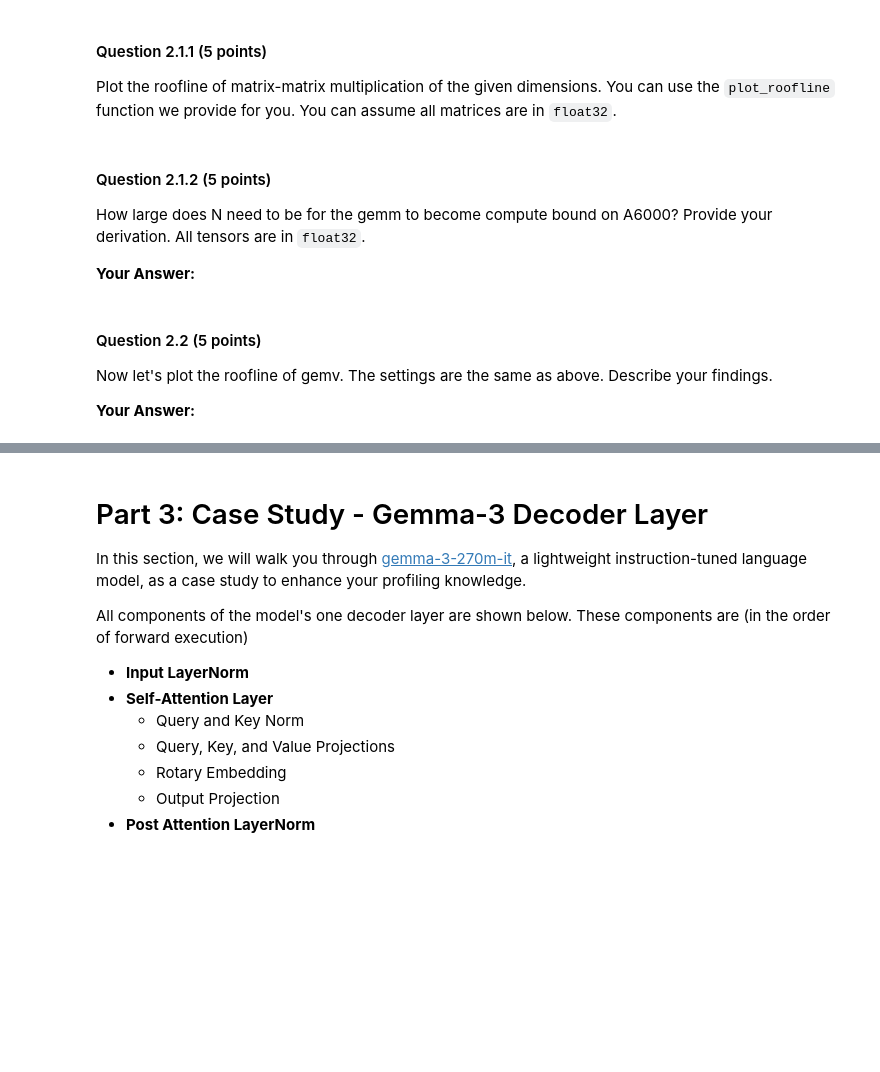
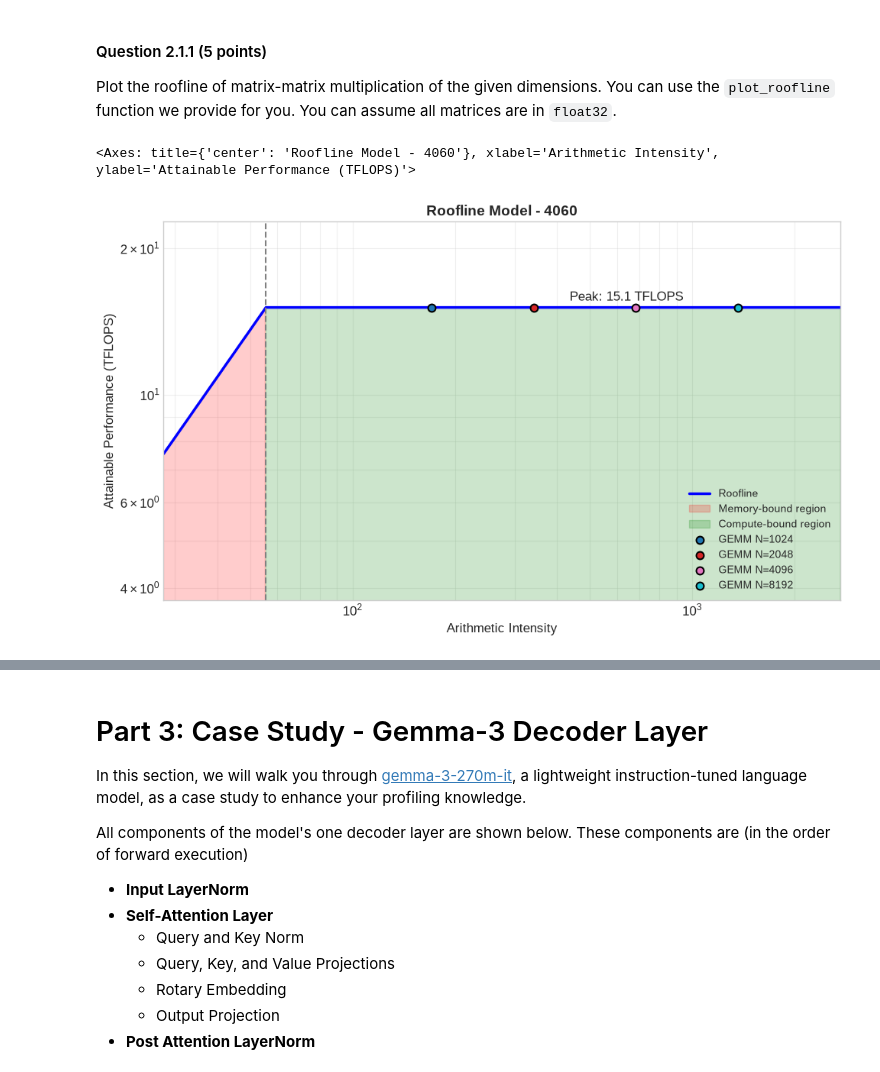
Before and after one commit to Melody-Zhou/mit-6.5940-tinyml-fall2026, a Jupyter notebook: lab1_gpu_basics/lab1.ipynb, the cells around one changed output, grey strips where cells are left out. Drawn from its saved outputs; the diff is of its cells as text; code cells hidden in the pictures; blank space fills up the shorter version.

```diff
--- a/lab1_gpu_basics/lab1.ipynb
+++ b/lab1_gpu_basics/lab1.ipynb
@@ -258,22 +315,33 @@ The roofline has two regions:
 Plot the roofline of matrix-matrix multiplication of the given dimensions. You can use the `plot_roofline` function we provide for you. You can assume all matrices are in `float32`.
 # %%
 Ns = [1024, 2048, 4096, 8192]
-gpu_name = "A6000"  # change to the device you are using (see GPU_SPECS in utils/config.py, e.g. "T4", "L4", "A100-40GB" on Colab)
+gpu_name = "4060"  # change to the device you are using (see GPU_SPECS in utils/config.py, e.g. "T4", "L4", "A100-40GB" on Colab)
 gpu_spec = GPU_SPECS[gpu_name]
 peak_flops = gpu_spec["fp32_tflops"]
 peak_bandwidth = gpu_spec["memory_bandwidth_tb_s"]
 
 # YOUR CODE HERE
-raise NotImplementedError()
+operations = {}
+
+for N in Ns:
+    # compute FLOPs: 2 * N^3
+    flops = 2 * N ** 3
+    # compute I/O Bytes (float32): 4 bytes * (N^2 + N^2 + N^2)
+    io_bytes = 4 * (3 * N ** 2)
+
+    # compute Arithmetic Intensity (AI)
+    ai = flops / io_bytes
+
+    # save the results in the operations dictionary
+    operations[f"GEMM N={N}"] = ai
+
+# plot the roofline model
+plot_roofline(
+    gpu_name=gpu_name,
+    peak_flops=peak_flops,
+    peak_bandwidth=peak_bandwidth,
+    operations=operations
+)
+# %% [output]
+<Axes: title={'center': 'Roofline Model - 4060'}, xlabel='Arithmetic Intensity', ylabel='Attainable Performance (TFLOPS)'>
+[figure, added]
-# %% [markdown]
-#### Question 2.1.2 (5 points)
-
-How large does N need to be for the gemm to become compute bound on A6000? Provide your derivation. All tensors are in `float32`.
-
-**Your Answer:**
-# %% [markdown]
-#### Question 2.2 (5 points)
-
-Now let's plot the roofline of gemv. The settings are the same as above. Describe your findings.
-
-**Your Answer:**
```
Also changed, not shown: parts of 65 cells of this notebook, 6 other files.
